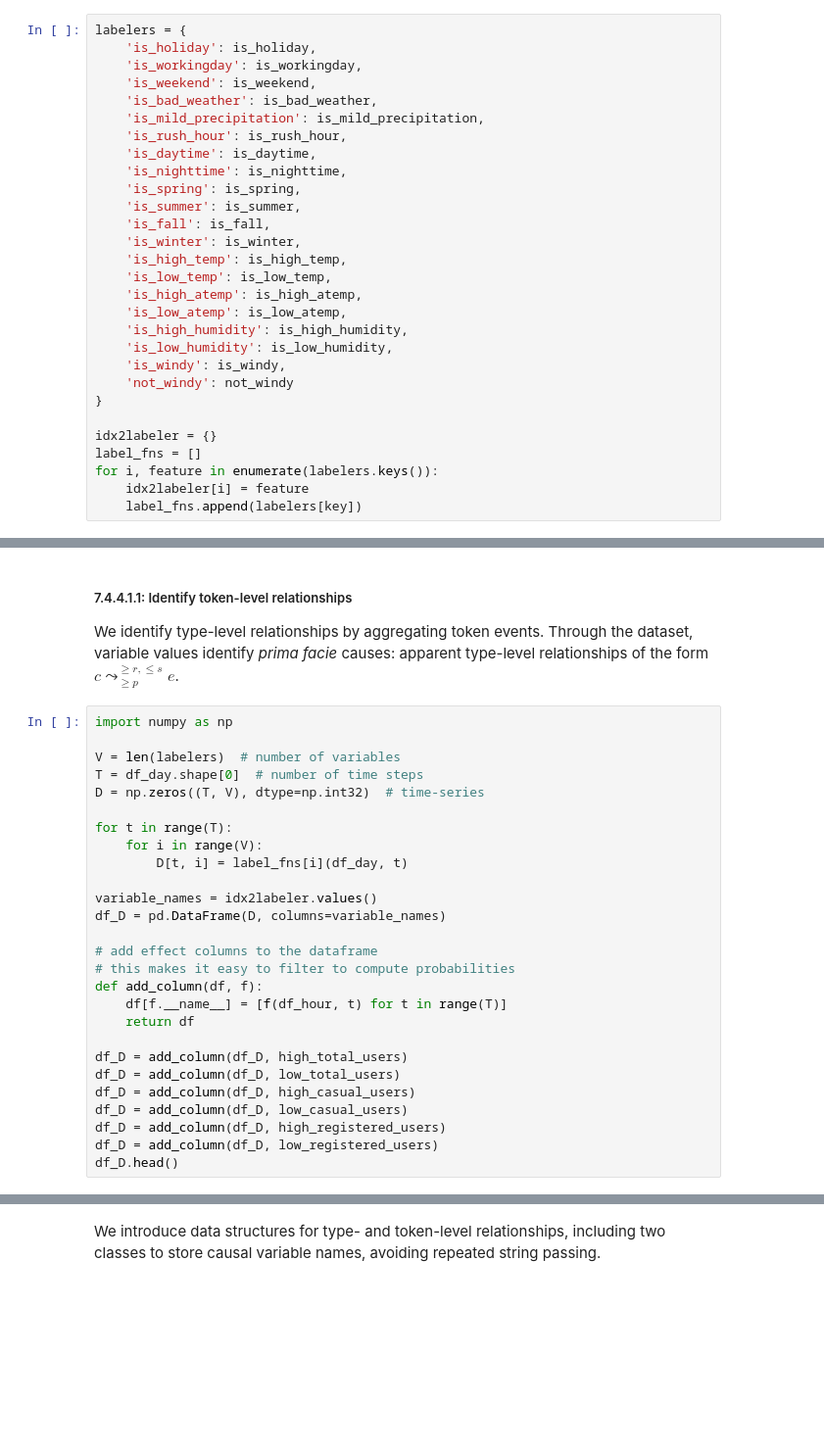
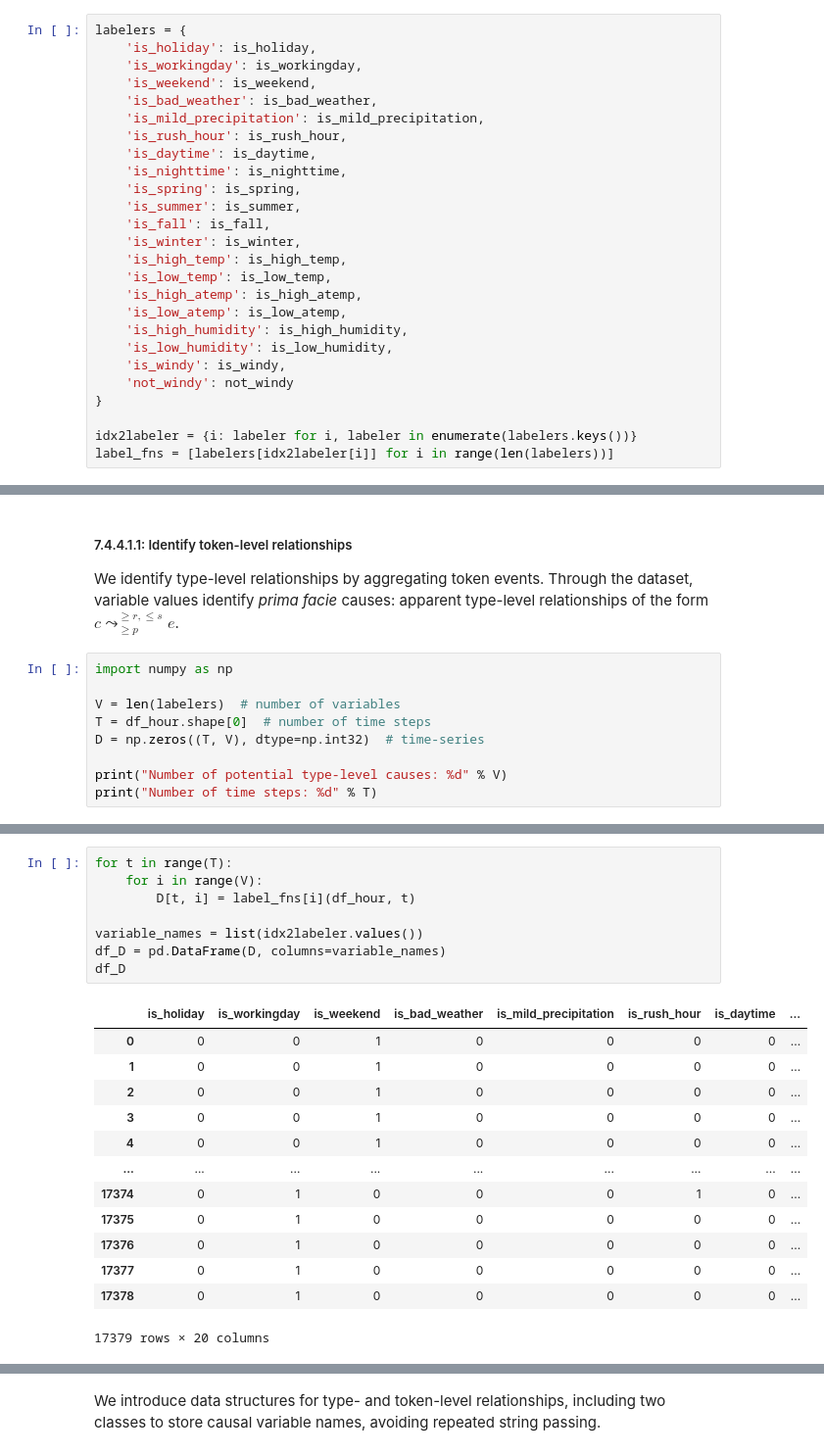
Before and after one commit to stefano-bragaglia/applied-causal-inference, a Jupyter notebook: src/notebooks/07_time_dependent_causal_inference.ipynb, the cells around one changed output, grey strips where cells are left out. Shown at 98% size. Saved outputs shown, nothing was run; the diff lists cells and outputs as text; blank space fills up the shorter version.

```diff
--- a/src/notebooks/07_time_dependent_causal_inference.ipynb
+++ b/src/notebooks/07_time_dependent_causal_inference.ipynb
@@ -819,8 +949,5 @@ labelers = {
     'not_windy': not_windy
 }
 
-idx2labeler = {}
-label_fns = []
-for i, feature in enumerate(labelers.keys()):
-    idx2labeler[i] = feature
-    label_fns.append(labelers[key])
+idx2labeler = {i: labeler for i, labeler in enumerate(labelers.keys())}
+label_fns = [labelers[idx2labeler[i]] for i in range(len(labelers))]
@@ -907,27 +1037,9 @@ Through the dataset, variable values identify *prima facie* causes: apparent typ
 import numpy as np
 
 V = len(labelers)  # number of variables
-T = df_day.shape[0]  # number of time steps
+T = df_hour.shape[0]  # number of time steps
 D = np.zeros((T, V), dtype=np.int32)  # time-series
 
-for t in range(T):
-    for i in range(V):
-        D[t, i] = label_fns[i](df_day, t)
-
-variable_names = idx2labeler.values()
-df_D = pd.DataFrame(D, columns=variable_names)
-
-# add effect columns to the dataframe
-# this makes it easy to filter to compute probabilities
-def add_column(df, f):
-    df[f.__name__] = [f(df_hour, t) for t in range(T)]
-    return df
-
-df_D = add_column(df_D, high_total_users)
-df_D = add_column(df_D, low_total_users)
-df_D = add_column(df_D, high_casual_users)
-df_D = add_column(df_D, low_casual_users)
-df_D = add_column(df_D, high_registered_users)
-df_D = add_column(df_D, low_registered_users)
-df_D.head()
+print("Number of potential type-level causes: %d" % V)
+print("Number of time steps: %d" % T)
 # %% [output]
@@ -934,0 +1048,22 @@ NameError: name 'df_day' is not defined
+# %%
+for t in range(T):
+    for i in range(V):
+        D[t, i] = label_fns[i](df_hour, t)
+
+variable_names = list(idx2labeler.values())
+df_D = pd.DataFrame(D, columns=variable_names)
+df_D
+# %% [output]
+|  | is_holiday | is_workingday | is_weekend | is_bad_weather | is_mild_precipitation | is_rush_hour | is_daytime | ... |
+| 0 | 0 | 0 | 1 | 0 | 0 | 0 | 0 | ... |
+| 1 | 0 | 0 | 1 | 0 | 0 | 0 | 0 | ... |
+| 2 | 0 | 0 | 1 | 0 | 0 | 0 | 0 | ... |
+| 3 | 0 | 0 | 1 | 0 | 0 | 0 | 0 | ... |
+| 4 | 0 | 0 | 1 | 0 | 0 | 0 | 0 | ... |
+| ... | ... | ... | ... | ... | ... | ... | ... | ... |
+| 17374 | 0 | 1 | 0 | 0 | 0 | 1 | 0 | ... |
+| 17375 | 0 | 1 | 0 | 0 | 0 | 0 | 0 | ... |
+| 17376 | 0 | 1 | 0 | 0 | 0 | 0 | 0 | ... |
+| 17377 | 0 | 1 | 0 | 0 | 0 | 0 | 0 | ... |
+| 17378 | 0 | 1 | 0 | 0 | 0 | 0 | 0 | ... |
+17379 rows × 20 columns
```
Also changed, not shown: parts of 17 cells of this notebook.
